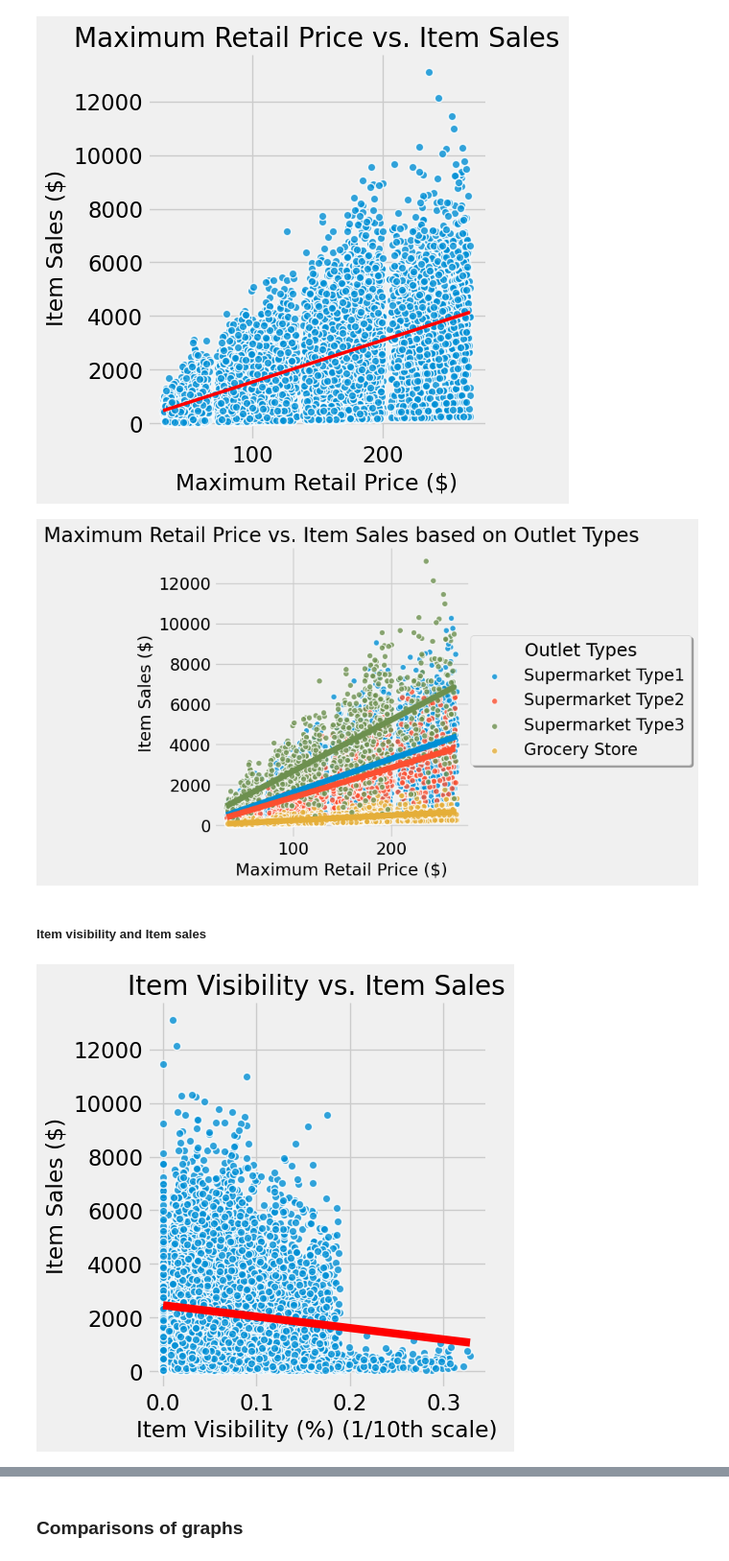
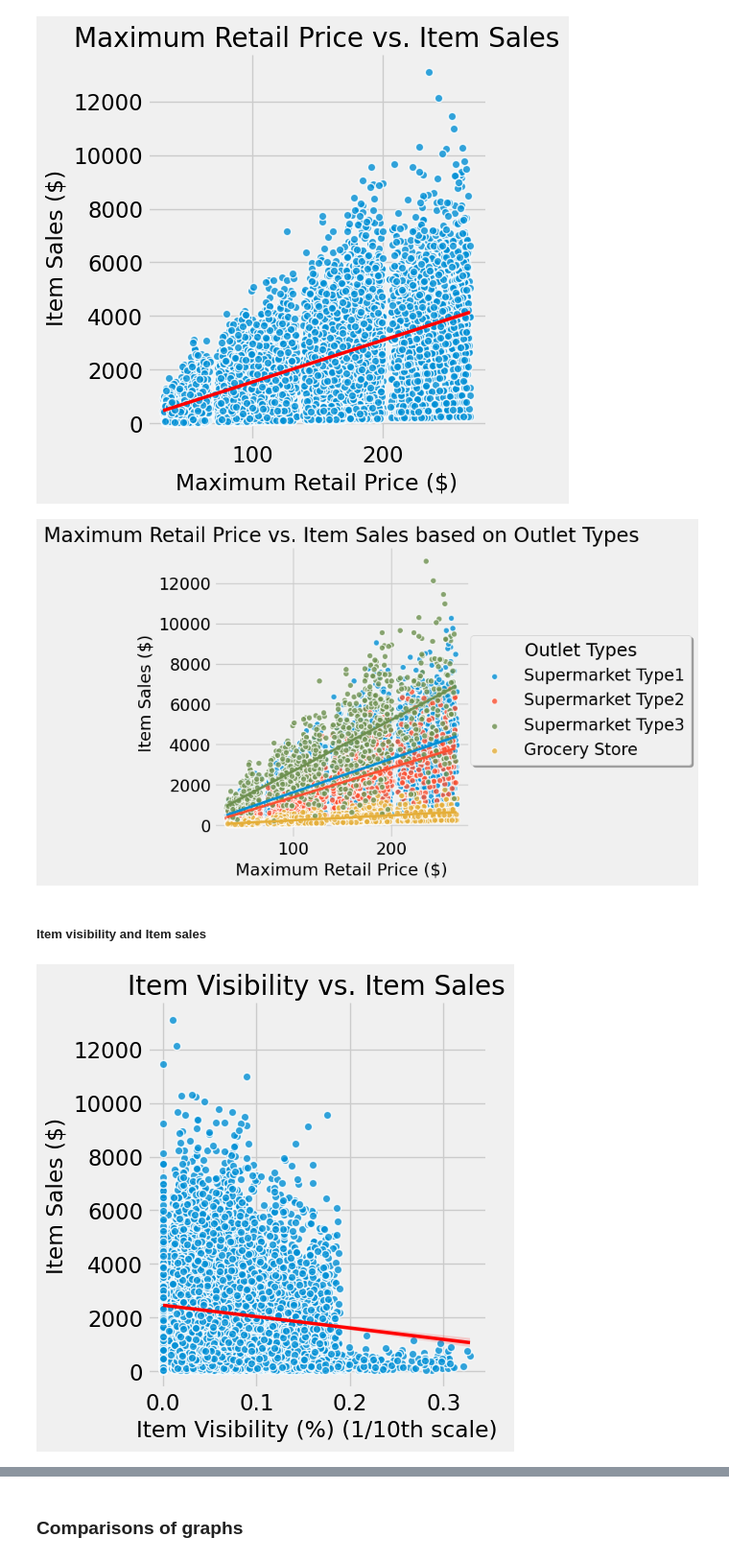
Before and after one commit to NemesisCrociata/Prediction-of-Product-Sales, a Jupyter notebook: Prediction_of_Product_Sales.ipynb, the cells around one changed output, grey strips where cells are left out. Shown at 96% size. Saved outputs shown, nothing was run; the diff lists cells and outputs as text; code cells hidden in the pictures.

```diff
--- a/Prediction_of_Product_Sales.ipynb
+++ b/Prediction_of_Product_Sales.ipynb
@@ -746,7 +746,7 @@ ax.set(xlabel= 'Maximum Retail Price ($)', ylabel= 'Item Sales ($)', title='Maxi
 # %% [output]
 [figure]
 # %%
-ax = sns.lmplot(data=df, x='Maximum_Retail_Price', y='Item_Outlet_Sales', scatter_kws=scatter_kws, hue='Outlet_Type', legend=False)
+ax = sns.lmplot(data=df, x='Maximum_Retail_Price', y='Item_Outlet_Sales', scatter_kws=scatter_kws, hue='Outlet_Type', line_kws={'lw':2.5}, legend=False)
 # The legend is removed in order to create a new one.
 
 ax.set(xlabel= 'Maximum Retail Price ($)', ylabel= 'Item Sales ($)', title='Maximum Retail Price vs. Item Sales based on Outlet Types')
@@ -766,12 +766,12 @@ plt.legend([handles[idx] for idx in order],[labels[idx] for idx in order],
 
 plt.show();
 # %% [output]
-[figure, old version]
+[figure, new version]
 # %% [markdown]
 ##### Item visibility and Item sales
 # %%
-ax = sns.lmplot(data=df, x='Item_Visibility', y='Item_Outlet_Sales', scatter_kws=scatter_kws, line_kws={'color':'red'})
+ax = sns.lmplot(data=df, x='Item_Visibility', y='Item_Outlet_Sales', scatter_kws=scatter_kws, line_kws={'color':'red', 'lw':2.5})
 ax.set(xlabel= 'Item Visibility (%) (1/10th scale)', ylabel= 'Item Sales ($)', title='Item Visibility vs. Item Sales');
 # %% [output]
-[figure, old version]
+[figure, new version]
 # %%
```
Also changed, not shown: parts of 1 cell of this notebook.
